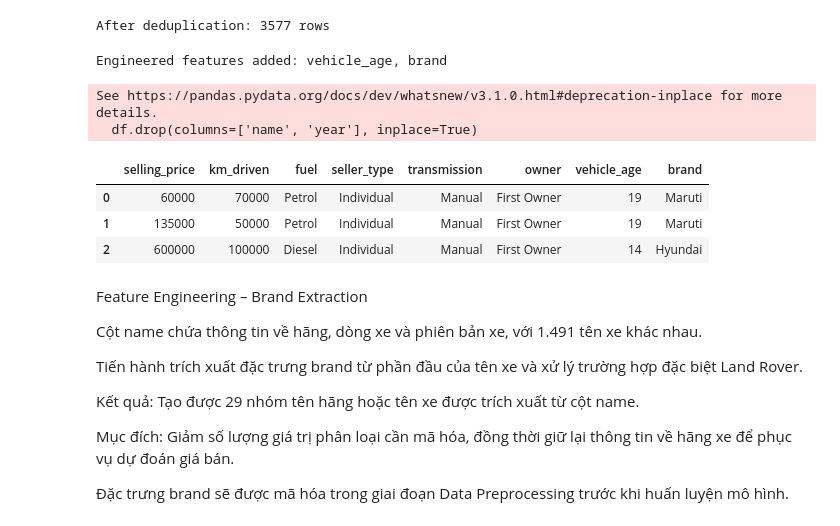
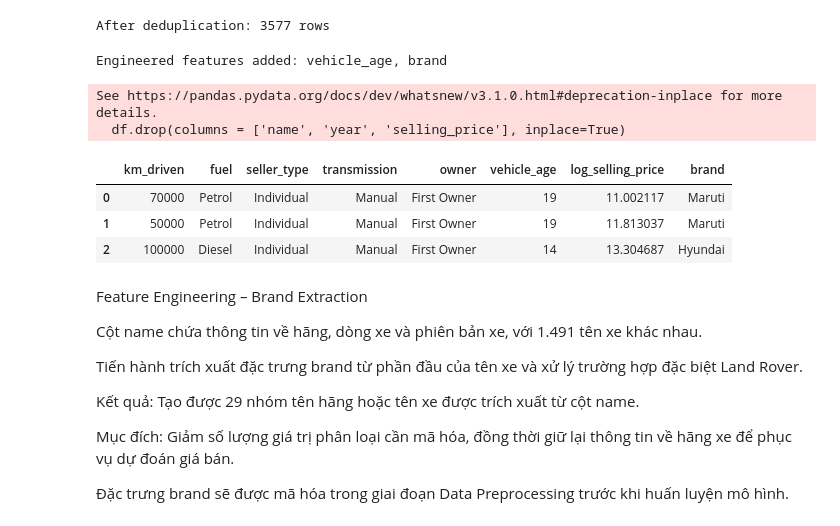
Before and after one commit to HaiDang193/Salary-Prediction, a Jupyter notebook: notebooks/03_preprocessing.ipynb, the cells around one changed output. Cells and saved outputs as stored; diff of their text form; code cells hidden in the pictures.

```diff
--- a/notebooks/03_preprocessing.ipynb
+++ b/notebooks/03_preprocessing.ipynb
@@ -33,30 +34,35 @@ print(f"After deduplication: {df.shape[0]} rows")
 # %% [output]
 After deduplication: 3577 rows
 # %%
-# 3.5  Feature Engineering
+# 3.5 Feature Engineering
 
-# vehicle_age is more informative than raw year for regression
-REFERENCE_YEAR = 2026  # dataset collected up to 2026
+# Tạo feature tuổi xe
+REFERENCE_YEAR = 2026
 df['vehicle_age'] = REFERENCE_YEAR - df['year']
-# Trích xuất tên hãng
-df['brand'] = df['name'].str.split().str[0]
+# log-transform target to reduce skew and improve linear model fit
+df['log_selling_price'] = np.log1p(df['selling_price'])
 
-# Chỉ xử lý Land Rover (Từ đặc biệt)
-df.loc[
-    df['name'].str.startswith('Land Rover'),
-    'brand'
-] = 'Land Rover'
+# Hàm trích xuất hãng xe
+def extract_brand(name):
+    words = str(name).strip().split()
 
-# drop raw columns replaced by engineered ones
-df.drop(columns=['name', 'year'], inplace=True)
+    # Xử lý riêng hãng Land Rover
+    if len(words) >= 2 and words[0].lower() == 'land' and words[1].lower() == 'rover':
+        return 'Land Rover'
+
+    return words[0] if words else 'Unknown'
+
+# Tạo cột brand
+df['brand'] = df['name'].apply(extract_brand)
+df.drop(columns = ['name', 'year', 'selling_price'], inplace=True)
 
 print("Engineered features added: vehicle_age, brand")
 df.head(3)
 # %% [output]
 Engineered features added: vehicle_age, brand
 See https://pandas.pydata.org/docs/dev/whatsnew/v3.1.0.html#deprecation-inplace for more details.
-  df.drop(columns=['name', 'year'], inplace=True)
+  df.drop(columns = ['name', 'year', 'selling_price'], inplace=True)
-|  | selling_price | km_driven | fuel | seller_type | transmission | owner | vehicle_age | brand |
-| 0 | 60000 | 70000 | Petrol | Individual | Manual | First Owner | 19 | Maruti |
-| 1 | 135000 | 50000 | Petrol | Individual | Manual | First Owner | 19 | Maruti |
-| 2 | 600000 | 100000 | Diesel | Individual | Manual | First Owner | 14 | Hyundai |
+|  | km_driven | fuel | seller_type | transmission | owner | vehicle_age | log_selling_price | brand |
+| 0 | 70000 | Petrol | Individual | Manual | First Owner | 19 | 11.002117 | Maruti |
+| 1 | 50000 | Petrol | Individual | Manual | First Owner | 19 | 11.813037 | Maruti |
+| 2 | 100000 | Diesel | Individual | Manual | First Owner | 14 | 13.304687 | Hyundai |
```
Also changed, not shown: parts of 5 cells of this notebook, 2 other files.
